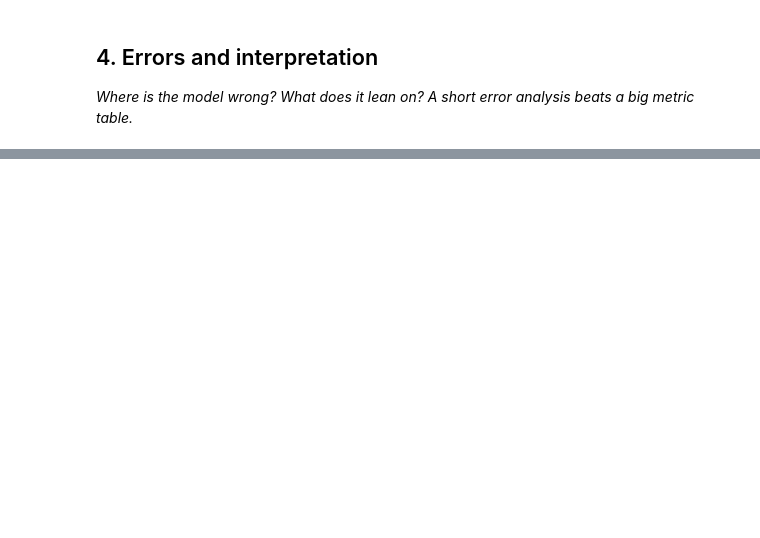
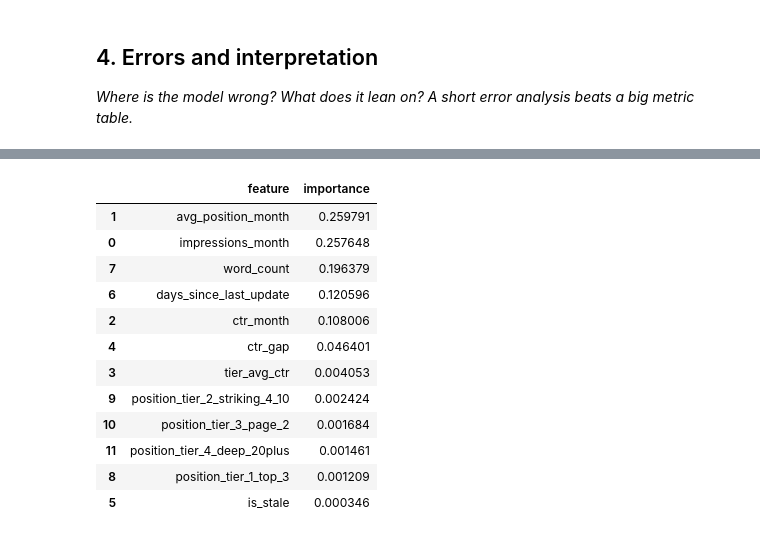
Before and after one commit to nooragab/flyrank-ml-internship, a Jupyter notebook: work/notebooks/w05_model.ipynb, the cells around one changed output, grey strips where cells are left out. Drawn from its saved outputs; the diff is of its cells as text; code cells hidden in the pictures; blank space fills up the shorter version.

```diff
--- a/work/notebooks/w05_model.ipynb
+++ b/work/notebooks/w05_model.ipynb
@@ -29,0 +164,32 @@ This skeleton is yours to fill. Work the sections **in order** — each one has
+# %%
+from sklearn.linear_model import LogisticRegression
+from sklearn.ensemble import RandomForestClassifier
+
+feature_cols = ["impressions_month", "avg_position_month", "ctr_month",
+                "tier_avg_ctr", "ctr_gap", "is_stale", "days_since_last_update", "word_count"]
+
+X_train = pd.get_dummies(train[feature_cols + ["position_tier"]], columns=["position_tier"])
+X_test = pd.get_dummies(test[feature_cols + ["position_tier"]], columns=["position_tier"])
+X_test = X_test.reindex(columns=X_train.columns, fill_value=0)
+
+y_train, y_test = train["is_declining_next_month"], test["is_declining_next_month"]
+
+logreg = LogisticRegression(max_iter=1000, class_weight="balanced", random_state=42).fit(X_train, y_train)
+rf = RandomForestClassifier(n_estimators=200, class_weight="balanced", random_state=42).fit(X_train, y_train)
+
+def precision_at_k(scores, labels, k):
+    order = np.argsort(-np.asarray(scores))
+    return np.asarray(labels)[order[:k]].mean()
+
+results = {}
+for k in (20, 50):
+    results[f"baseline_p{k}"] = precision_at_k(test["baseline_score"], y_test, k)
+    results[f"logreg_p{k}"] = precision_at_k(logreg.predict_proba(X_test)[:, 1], y_test, k)
+    results[f"rf_p{k}"] = precision_at_k(rf.predict_proba(X_test)[:, 1], y_test, k)
+
+comparison = pd.DataFrame({
+    "method": ["baseline_rule", "logistic_regression", "random_forest"],
+    "Precision@20": [results["baseline_p20"], results["logreg_p20"], results["rf_p20"]],
+    "Precision@50": [results["baseline_p50"], results["logreg_p50"], results["rf_p50"]],
+})
+comparison
@@ -36,0 +241,20 @@ This skeleton is yours to fill. Work the sections **in order** — each one has
+# %%
+importances = pd.DataFrame({
+    "feature": X_train.columns,
+    "importance": rf.feature_importances_
+}).sort_values("importance", ascending=False)
+importances
+# %% [output]
+|  | feature | importance |
+| 1 | avg_position_month | 0.259791 |
+| 0 | impressions_month | 0.257648 |
+| 7 | word_count | 0.196379 |
+| 6 | days_since_last_update | 0.120596 |
+| 2 | ctr_month | 0.108006 |
+| 4 | ctr_gap | 0.046401 |
+| 3 | tier_avg_ctr | 0.004053 |
+| 9 | position_tier_2_striking_4_10 | 0.002424 |
+| 10 | position_tier_3_page_2 | 0.001684 |
+| 11 | position_tier_4_deep_20plus | 0.001461 |
+| 8 | position_tier_1_top_3 | 0.001209 |
+| 5 | is_stale | 0.000346 |
```
Also changed, not shown: parts of 15 cells of this notebook.
